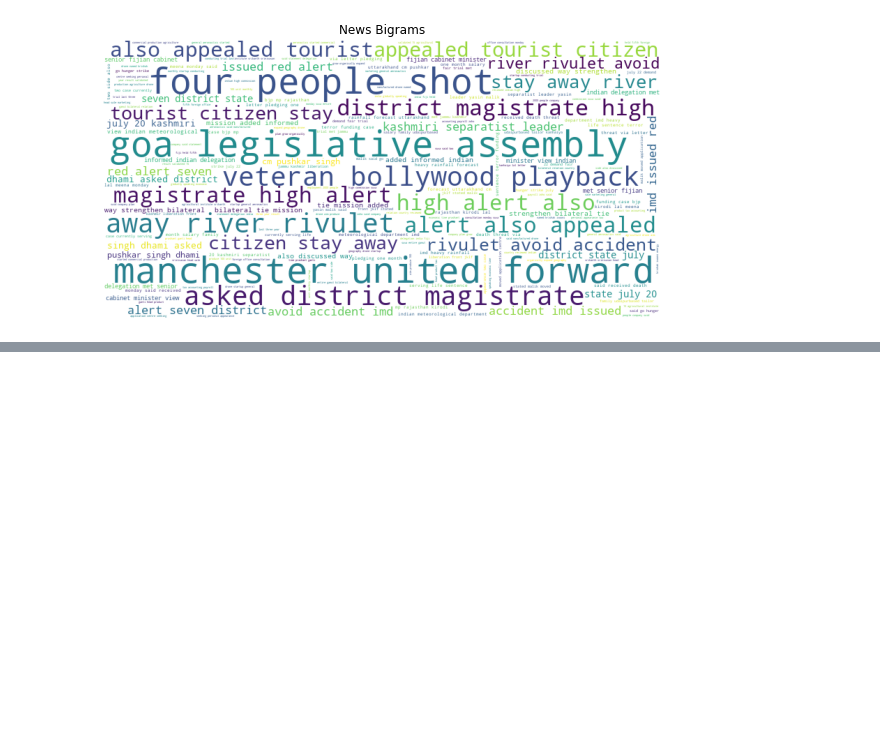
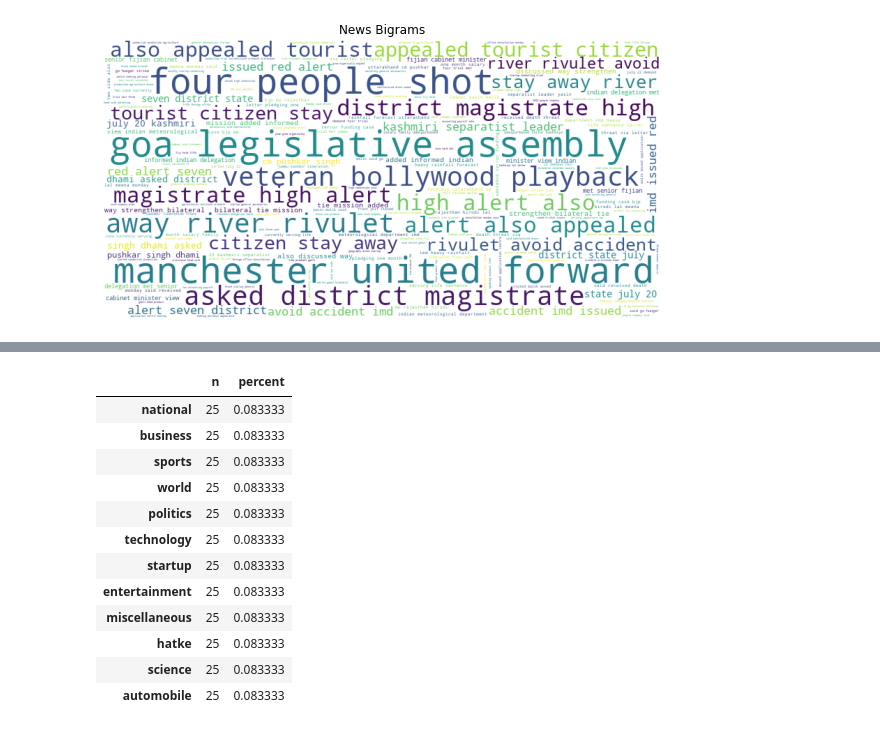
Before and after one commit to lochlynlaskowski/natural-language-processing-exercises, a Jupyter notebook: explore.ipynb, the cells around one changed output, grey strips where cells are left out. Cells and saved outputs as stored; diff of their text form; code cells hidden in the pictures; blank space fills up the shorter version.

```diff
--- a/explore.ipynb
+++ b/explore.ipynb
@@ -295,0 +307,19 @@ plt.show()
+# %%
+category = pd.concat([news_df.category.value_counts(),
+                    news_df.category.value_counts(normalize=True)], axis=1)
+category.columns = ['n', 'percent']
+category
+# %% [output]
+|  | n | percent |
+| national | 25 | 0.083333 |
+| business | 25 | 0.083333 |
+| sports | 25 | 0.083333 |
+| world | 25 | 0.083333 |
+| politics | 25 | 0.083333 |
+| technology | 25 | 0.083333 |
+| startup | 25 | 0.083333 |
+| entertainment | 25 | 0.083333 |
+| miscellaneous | 25 | 0.083333 |
+| hatke | 25 | 0.083333 |
+| science | 25 | 0.083333 |
+| automobile | 25 | 0.083333 |
```
Also changed, not shown: parts of 8 cells of this notebook.
